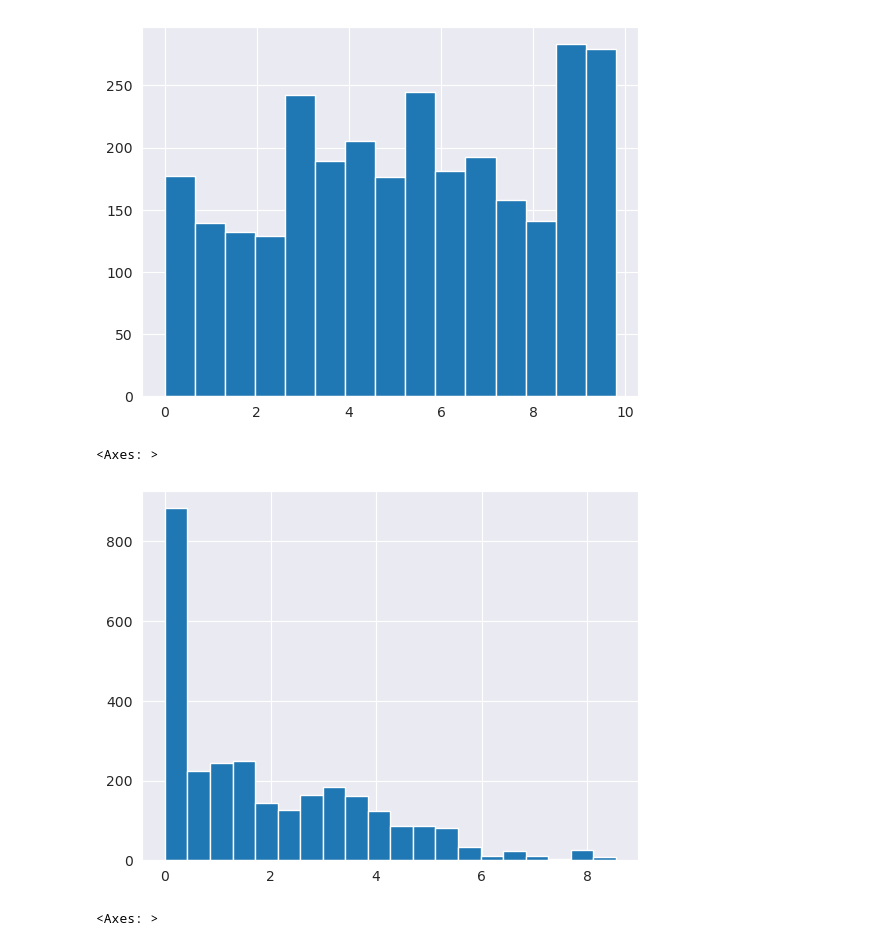
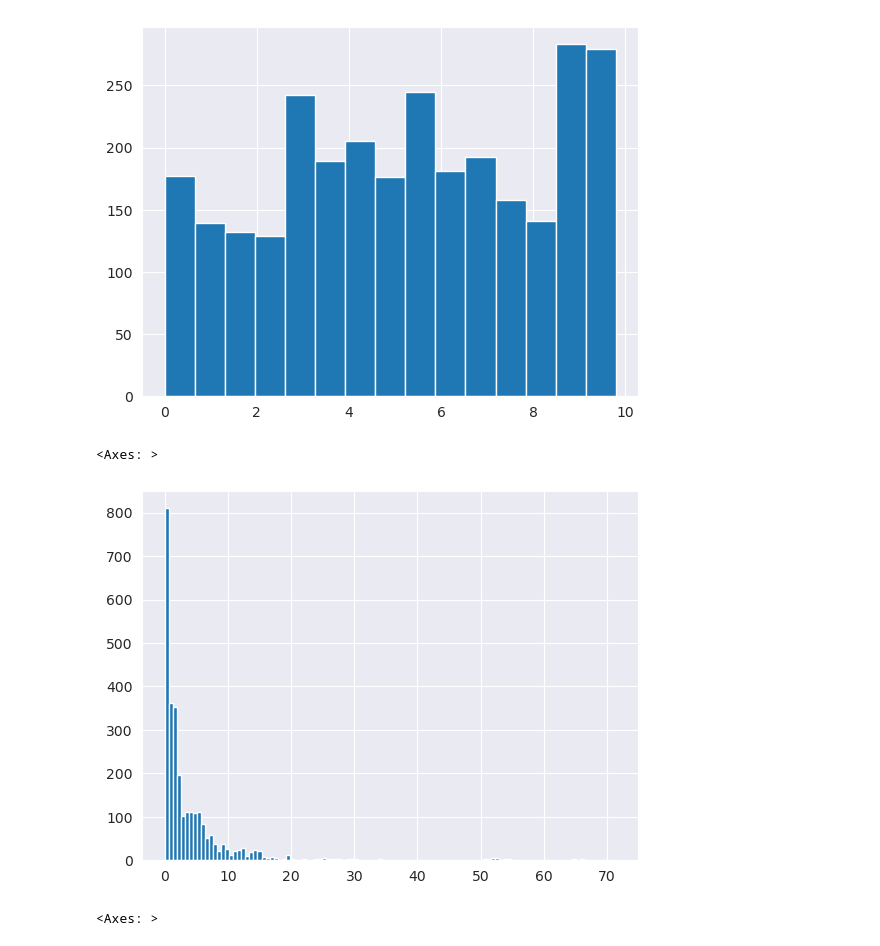
Before and after one commit to Mathilde-Mrs/Projet_machine_learning, a Jupyter notebook: notebook_python_Modif.ipynb, the cells around one changed output. Drawn from its saved outputs; the diff is of its cells as text; code cells hidden in the pictures.

```diff
--- a/notebook_python_Modif.ipynb
+++ b/notebook_python_Modif.ipynb
@@ -392,11 +403,11 @@ energy["SRenewable energy share in the total final energy consumption (%)"].hist
 <Axes: >
 [figure]
 # %%
-energy["SElectricity from fossil fuels (TWh)"]=energy["Electricity from fossil fuels (TWh)"].map(lambda x: log(1+x))
+energy["SElectricity from fossil fuels (TWh)"]=energy["Electricity from fossil fuels (TWh)"].map(lambda x: sqrt(x))
 energy["SElectricity from fossil fuels (TWh)"].hist(bins='auto')
 # %% [output]
 <Axes: >
-[figure, old version]
+[figure, new version]
 # %%
 energy["SElectricity from nuclear (TWh)"]=energy["Electricity from nuclear (TWh)"].map(lambda x: log(1+x))
 energy["SElectricity from nuclear (TWh)"].hist(bins='auto')
```
Also changed, not shown: parts of 43 cells of this notebook.
